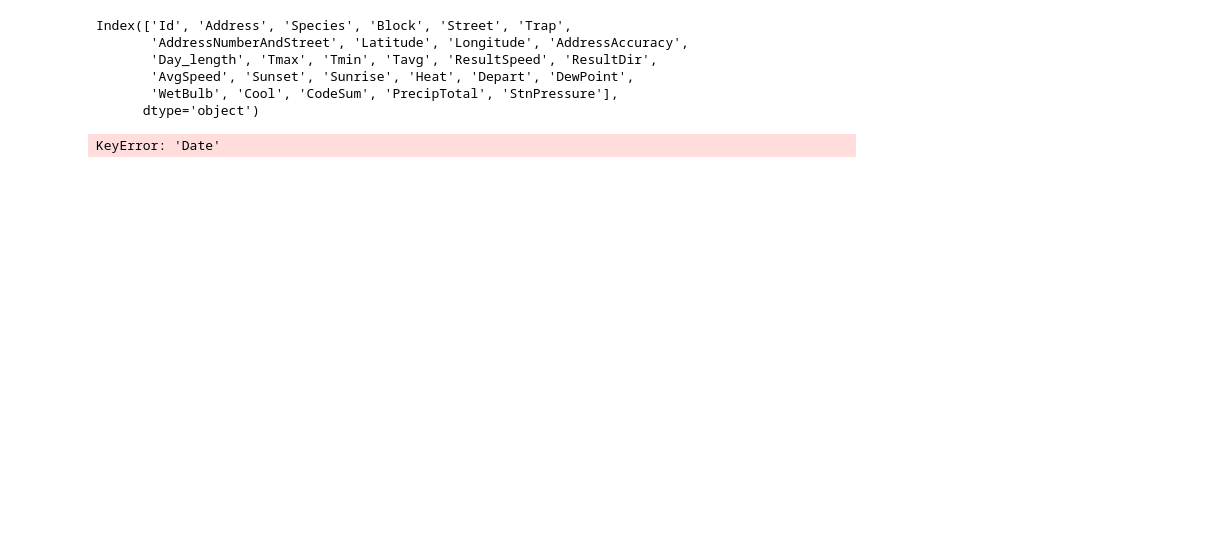
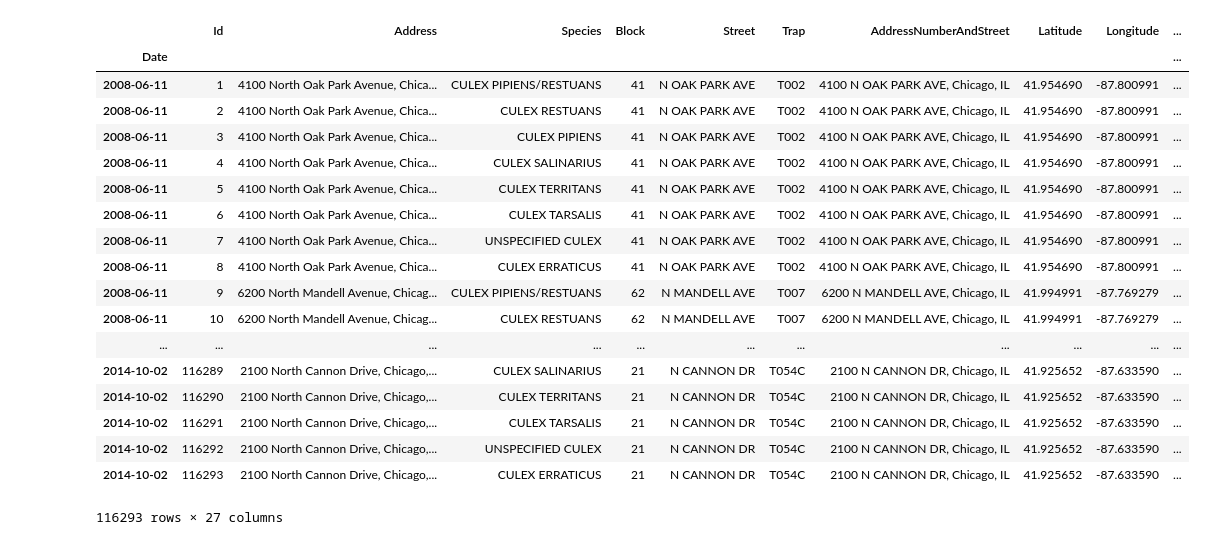
Before and after one commit to camarenad/wnv_prevention, a Jupyter notebook: cl/Carl - Creating_final_Dataframe_test.ipynb, the cells around one changed output. Cells and saved outputs as stored; diff of their text form; code cells hidden in the pictures; blank space fills up the shorter version.

Commit message:
some chanes please no merge error

```diff
--- a/cl/Carl - Creating_final_Dataframe_test.ipynb
+++ b/cl/Carl - Creating_final_Dataframe_test.ipynb
@@ -7,16 +7,27 @@ import seaborn as sns
 df = pd.read_csv('../data/test_dataframe.csv',index_col=0, parse_dates=['Date'])
 weather = pd.read_csv('../data/clean_weather.csv', index_col=0)
 # %%
-df.columns
+df
 # %% [output]
+|  | Id | Address | Species | Block | Street | Trap | AddressNumberAndStreet | Latitude | Longitude | ... |
+| Date |  |  |  |  |  |  |  |  |  | ... |
+| 2008-06-11 | 1 | 4100 North Oak Park Avenue, Chica... | CULEX PIPIENS/RESTUANS | 41 | N OAK PARK AVE | T002 | 4100 N OAK PARK AVE, Chicago, IL | 41.954690 | -87.800991 | ... |
+| 2008-06-11 | 2 | 4100 North Oak Park Avenue, Chica... | CULEX RESTUANS | 41 | N OAK PARK AVE | T002 | 4100 N OAK PARK AVE, Chicago, IL | 41.954690 | -87.800991 | ... |
+| 2008-06-11 | 3 | 4100 North Oak Park Avenue, Chica... | CULEX PIPIENS | 41 | N OAK PARK AVE | T002 | 4100 N OAK PARK AVE, Chicago, IL | 41.954690 | -87.800991 | ... |
+| 2008-06-11 | 4 | 4100 North Oak Park Avenue, Chica... | CULEX SALINARIUS | 41 | N OAK PARK AVE | T002 | 4100 N OAK PARK AVE, Chicago, IL | 41.954690 | -87.800991 | ... |
+| 2008-06-11 | 5 | 4100 North Oak Park Avenue, Chica... | CULEX TERRITANS | 41 | N OAK PARK AVE | T002 | 4100 N OAK PARK AVE, Chicago, IL | 41.954690 | -87.800991 | ... |
+| 2008-06-11 | 6 | 4100 North Oak Park Avenue, Chica... | CULEX TARSALIS | 41 | N OAK PARK AVE | T002 | 4100 N OAK PARK AVE, Chicago, IL | 41.954690 | -87.800991 | ... |
+| 2008-06-11 | 7 | 4100 North Oak Park Avenue, Chica... | UNSPECIFIED CULEX | 41 | N OAK PARK AVE | T002 | 4100 N OAK PARK AVE, Chicago, IL | 41.954690 | -87.800991 | ... |
+| 2008-06-11 | 8 | 4100 North Oak Park Avenue, Chica... | CULEX ERRATICUS | 41 | N OAK PARK AVE | T002 | 4100 N OAK PARK AVE, Chicago, IL | 41.954690 | -87.800991 | ... |
+| 2008-06-11 | 9 | 6200 North Mandell Avenue, Chicag... | CULEX PIPIENS/RESTUANS | 62 | N MANDELL AVE | T007 | 6200 N MANDELL AVE, Chicago, IL | 41.994991 | -87.769279 | ... |
+| 2008-06-11 | 10 | 6200 North Mandell Avenue, Chicag... | CULEX RESTUANS | 62 | N MANDELL AVE | T007 | 6200 N MANDELL AVE, Chicago, IL | 41.994991 | -87.769279 | ... |
+| ... | ... | ... | ... | ... | ... | ... | ... | ... | ... | ... |
+| 2014-10-02 | 116289 | 2100 North Cannon Drive, Chicago,... | CULEX SALINARIUS | 21 | N CANNON DR | T054C | 2100 N CANNON DR, Chicago, IL | 41.925652 | -87.633590 | ... |
+| 2014-10-02 | 116290 | 2100 North Cannon Drive, Chicago,... | CULEX TERRITANS | 21 | N CANNON DR | T054C | 2100 N CANNON DR, Chicago, IL | 41.925652 | -87.633590 | ... |
+| 2014-10-02 | 116291 | 2100 North Cannon Drive, Chicago,... | CULEX TARSALIS | 21 | N CANNON DR | T054C | 2100 N CANNON DR, Chicago, IL | 41.925652 | -87.633590 | ... |
+| 2014-10-02 | 116292 | 2100 North Cannon Drive, Chicago,... | UNSPECIFIED CULEX | 21 | N CANNON DR | T054C | 2100 N CANNON DR, Chicago, IL | 41.925652 | -87.633590 | ... |
+| 2014-10-02 | 116293 | 2100 North Cannon Drive, Chicago,... | CULEX ERRATICUS | 21 | N CANNON DR | T054C | 2100 N CANNON DR, Chicago, IL | 41.925652 | -87.633590 | ... |
-Index(['Id', 'Address', 'Species', 'Block', 'Street', 'Trap',
-       'AddressNumberAndStreet', 'Latitude', 'Longitude', 'AddressAccuracy',
-       'Day_length', 'Tmax', 'Tmin', 'Tavg', 'ResultSpeed', 'ResultDir',
-       'AvgSpeed', 'Sunset', 'Sunrise', 'Heat', 'Depart', 'DewPoint',
-       'WetBulb', 'Cool', 'CodeSum', 'PrecipTotal', 'StnPressure'],
-      dtype='object')
+116293 rows × 27 columns
 # %%
-df['Month'] = df['Date'].map(lambda x: x.month)
+df['Month'] = df.index.map(lambda x: x.month)
-# %% [output]
-KeyError: 'Date'
 # %%
```
Also changed, not shown: parts of 1 cell of this notebook, 1 other file.
